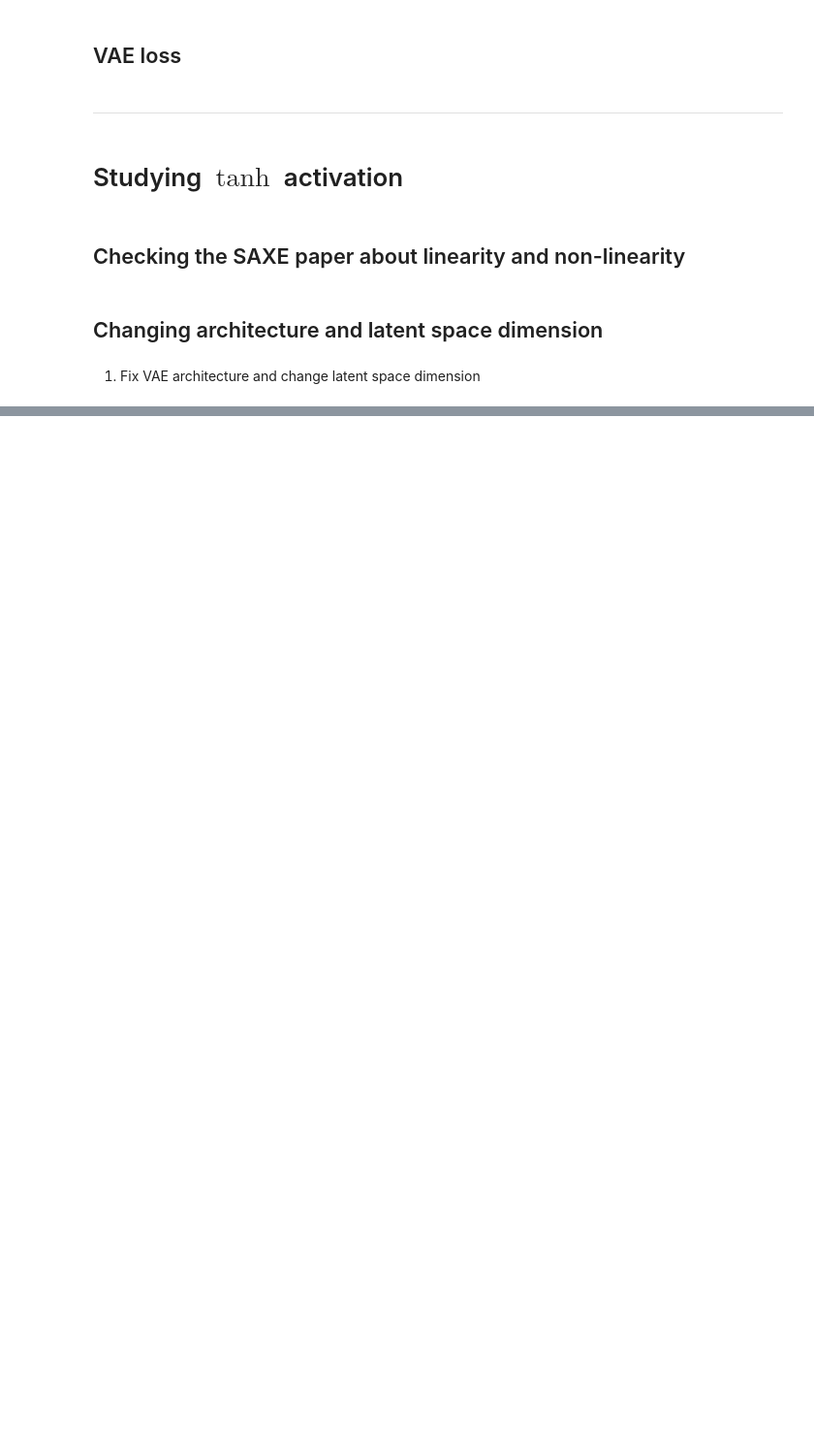
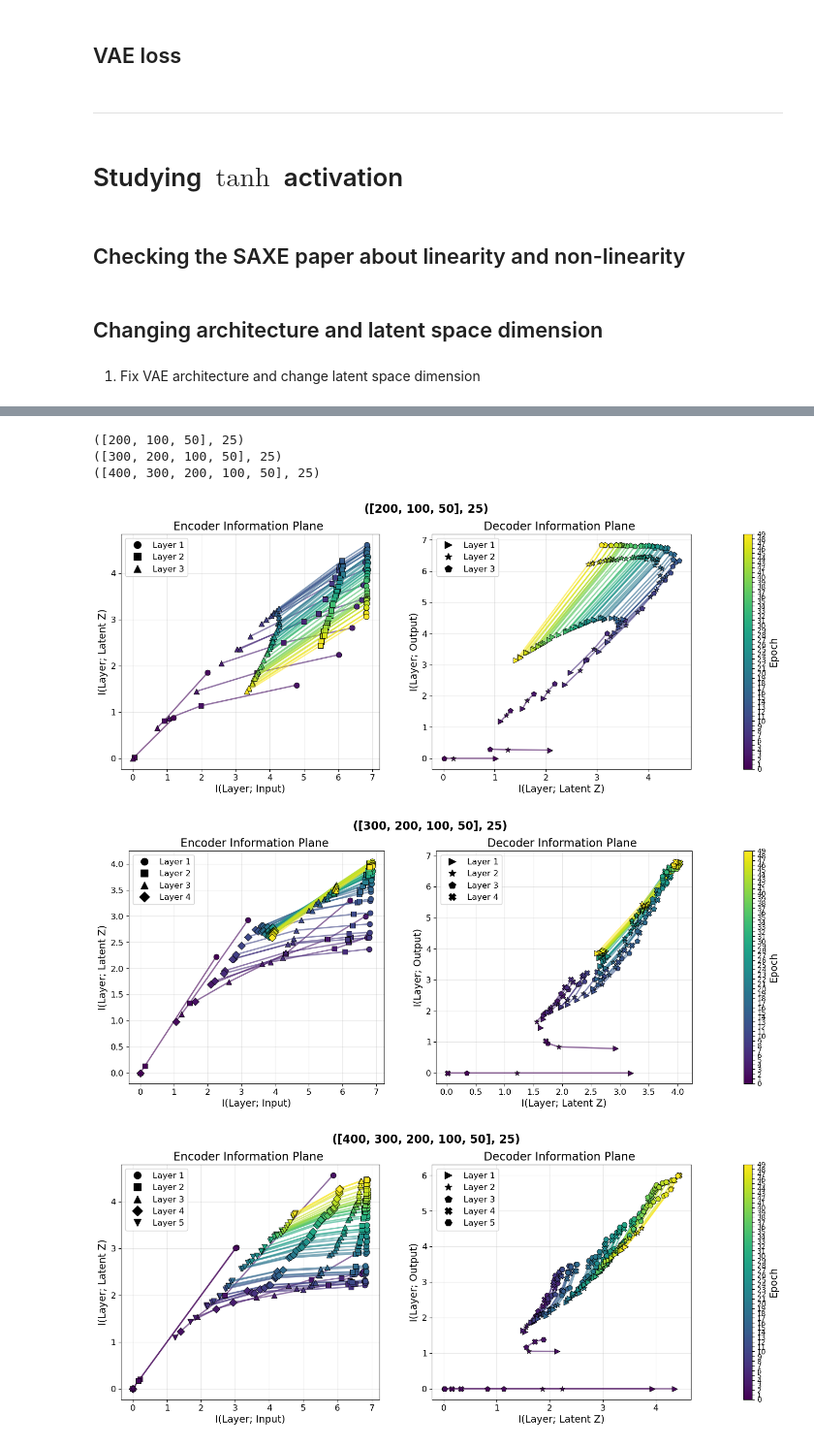
Before and after one commit to FrancescoLR02/InformationTheoryProject, a Jupyter notebook: main.ipynb, the cells around one changed output, grey strips where cells are left out. Shown at 97% size. Saved outputs shown, nothing was run; the diff lists cells and outputs as text; code cells hidden in the pictures; blank space fills up the shorter version.

```diff
--- a/main.ipynb
+++ b/main.ipynb
@@ -785,0 +791,6 @@ for combination, mi_history in mi_histories.items():
+# %%
+hidden_dimensions = [[200, 100, 50], [300, 200, 100, 50], [400, 300, 200, 100, 50]]
+latent_dimensions = [25]
+epochs = 50
+file_name = "HL:" + ",".join([f"{hd}" for hd in hidden_dimensions])
+mi_histories = TrainDifferentArchitectures(hidden_dimensions, latent_dimensions, epochs=epochs, lr = 5e-4, file_name=file_name)
@@ -785,0 +815,12 @@ for combination, mi_history in mi_histories.items():
+# %%
+mi_histories = read_MI_hist(file_name)
+for combination, mi_history in mi_histories.items():
+    print(combination)
+    PlotInfoPlane(mi_history.encoder, mi_history.decoder, start_epoch=0, end_epoch=epochs, Step=1, suptitle=combination)
+# %% [output]
+([200, 100, 50], 25)
+([300, 200, 100, 50], 25)
+([400, 300, 200, 100, 50], 25)
+[figure, added]
+[figure, added]
+[figure, added]
```
Also changed, not shown: parts of 4 cells of this notebook, 3 other files.
